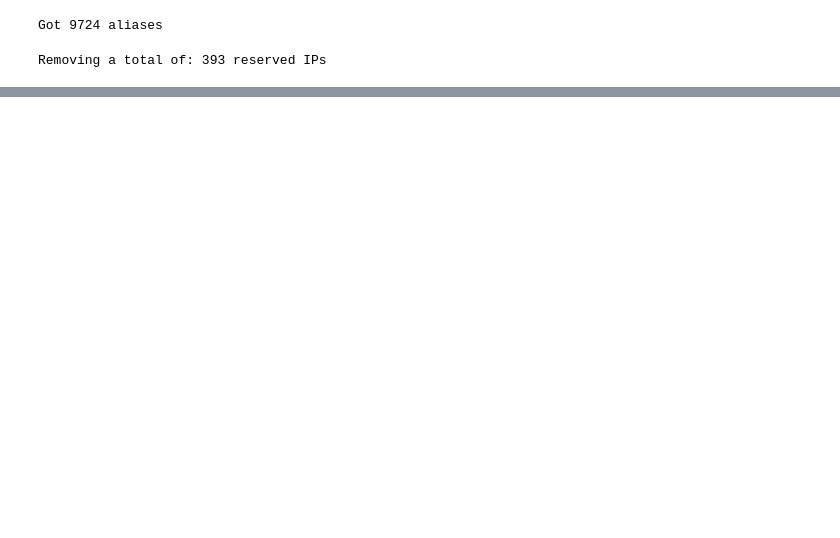
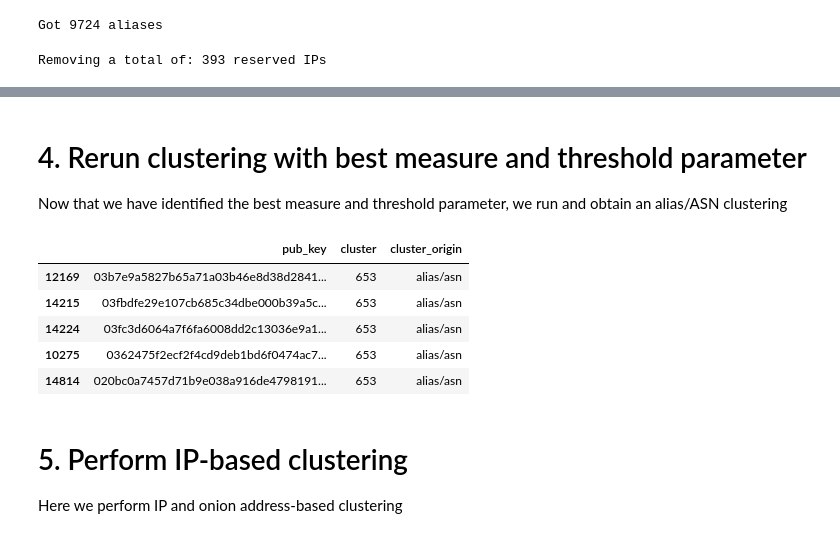
Before and after one commit to MatteoRomiti/lightning_study, a Jupyter notebook: src/03/03_offchain_clustering.ipynb, the cells around one changed output, grey strips where cells are left out. Drawn from its saved outputs; the diff is of its cells as text; code cells hidden in the pictures; blank space fills up the shorter version.

```diff
--- a/src/03/03_offchain_clustering.ipynb
+++ b/src/03/03_offchain_clustering.ipynb
@@ -228,0 +239,21 @@ final_clusters.groupby("cluster").agg(
+# %% [markdown]
+# 4. Rerun clustering with best measure and threshold parameter
+Now that we have identified the best measure and threshold parameter, we run and obtain an alias/ASN clustering
+# %%
+# **WARNING**, this may take about half an hour
+final_alias_cluster, _ = cluster(
+    node_aliases, globals()[best.measure.replace(" ", "_")], best.threshold)
+alias_asn_clusters = get_same_asn_clusters(final_alias_cluster, node_ips, whois_data)[
+    ["pub_key", "cluster"]].drop_duplicates()
+alias_asn_clusters["cluster_origin"] = "alias/asn"
+alias_asn_clusters.head()
+# %% [output]
+|  | pub_key | cluster | cluster_origin |
+| 12169 | 03b7e9a5827b65a71a03b46e8d38d2841... | 653 | alias/asn |
+| 14215 | 03fbdfe29e107cb685c34dbe000b39a5c... | 653 | alias/asn |
+| 14224 | 03fc3d6064a7f6fa6008dd2c13036e9a1... | 653 | alias/asn |
+| 10275 | 0362475f2ecf2f4cd9deb1bd6f0474ac7... | 653 | alias/asn |
+| 14814 | 020bc0a7457d71b9e038a916de4798191... | 653 | alias/asn |
+# %% [markdown]
+# 5. Perform IP-based clustering
+Here we perform IP and onion address-based clustering
```
Also changed, not shown: parts of 22 cells of this notebook, 1 other file.
